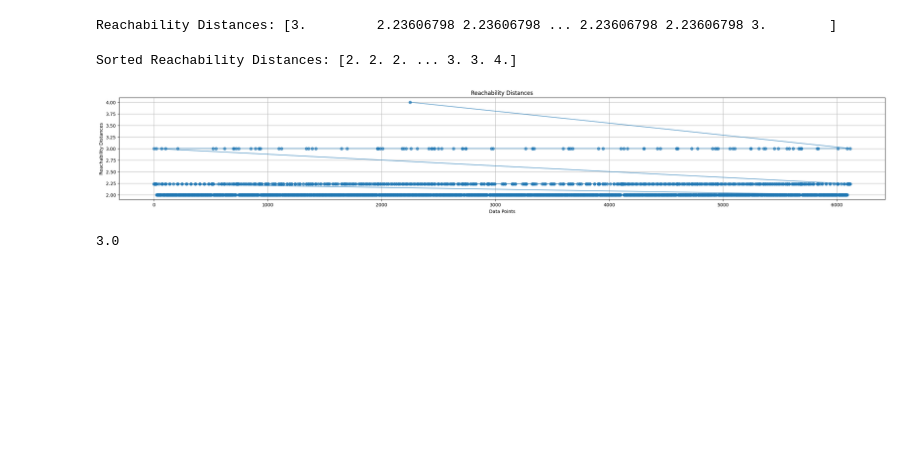
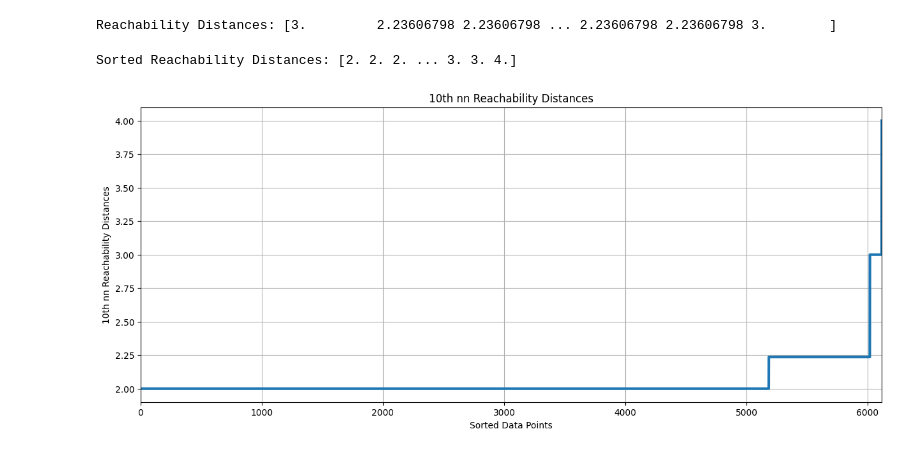
Before and after one commit to Grandi-Luca/AAUTExercises, a Jupyter notebook: Jupyter Notebooks/clustering_copy_for_students_aa_21_22.ipynb, the cells around one changed output. Saved outputs shown, nothing was run; the diff lists cells and outputs as text; code cells hidden in the pictures; blank space fills up the shorter version.

```diff
--- a/Jupyter Notebooks/clustering_copy_for_students_aa_21_22.ipynb
+++ b/Jupyter Notebooks/clustering_copy_for_students_aa_21_22.ipynb
@@ -361,7 +340,7 @@ np.random.seed(5)
 # Define a range of values for k (number of clusters)
 k_values = range(2, 11)  # You can adjust this range as needed
 
-# Initialize lists to store the WCSS or Silhouette scores for each dataset
+
 eval_scores = []
 
 for dataset, dataset_name in [(data1, "3-clusters"), (data2, "dataset-DBSCAN"), (data3, "CURE-complete")]:
@@ -371,18 +350,14 @@ for dataset, dataset_name in [(data1, "3-clusters"), (data2, "dataset-DBSCAN"),
         kmeans = KMeans(init="random", n_init=10, n_clusters=k)
         kmeans.fit(dataset)
 
-        # WCSS (Inertia) Metric:
-        wcss = kmeans.inertia_
-        scores.append(wcss)
-
         # Silhouette Score Metric:
-        # silhouette_avg = silhouette_score(dataset, kmeans.labels_)
-        # scores.append(silhouette_avg)
+        silhouette_avg = silhouette_score(dataset, kmeans.labels_)
+        scores.append(silhouette_avg)
 
     # Store the scores for this dataset
     eval_scores.append(scores)
 
-# Plot the evaluation metric (WCSS or Silhouette Score) for each dataset
+# Plot the evaluation metric Silhouette Score for each dataset
 plt.figure(figsize=(12, 6))
 
 for i, dataset_name in enumerate(["3-clusters", "dataset-DBSCAN", "CURE-complete"]):
@@ -390,8 +365,7 @@ for i, dataset_name in enumerate(["3-clusters", "dataset-DBSCAN", "CURE-complete
     plt.plot(k_values, eval_scores[i], marker='o')
     plt.title(f"{dataset_name}")
     plt.xlabel("Number of Clusters (k)")
-    plt.ylabel("WCSS (Inertia)")  # WCSS
-    # plt.ylabel("Silhouette Score")  # Silhouette Score
+    plt.ylabel("Silhouette Score")
     plt.grid(True)
 
 plt.tight_layout()
@@ -448,43 +420,43 @@ nn = NearestNeighbors(n_neighbors=10, metric='euclidean')
 nn.fit(data2)
 
 # Compute the reachability distance for each data point
-reachability_distances = [0]*(len(data2))
+reachability_distances = np.zeros(data2.shape[0])
 
 for i, point in enumerate(data2):
     distances, indices = nn.kneighbors([point])
     # Get the distance from the last nearest neighbor (10th)
-    reachability_distances[i] = (i, distances[0][-1])
+    reachability_distances[i] = distances[0][-1]
 
 
-reachability_distances = np.array(reachability_distances)
 # Print the reachability distances for each data point
-print("Reachability Distances:", reachability_distances[:, 1])
+print("Reachability Distances:", reachability_distances)
 # %% [output]
 Reachability Distances: [3.         2.23606798 2.23606798 ... 2.23606798 2.23606798 3.        ]
 # %%
 # Sort the reachability distances in increasing order
-sorted_distances = np.array(sorted(reachability_distances, key = lambda x:x[1]))
+sorted_distances = np.sort(reachability_distances)
 
 # Print the sorted distances
-print("Sorted Reachability Distances:", sorted_distances[:, 1])
+print("Sorted Reachability Distances:", sorted_distances)
 # %% [output]
 Sorted Reachability Distances: [2. 2. 2. ... 3. 3. 4.]
 # %%
 # Create a plot
-plt.figure(figsize=(30, 4))
+plt.figure(figsize=(15, 6))
 
-indices = sorted_distances[:,0]
-distances = sorted_distances[:,1]
-plt.plot(indices, distances, alpha=0.7, marker="o")
+indices = np.arange(sorted_distances.shape[0])
+distances = sorted_distances
+plt.plot(indices, distances, linewidth=3)
+plt.xlim(0, sorted_distances.shape[0])
 
 
 # Add labels and title
-plt.xlabel("Data Points")
-plt.ylabel("Reachability Distances")
-plt.title("Reachability Distances")
+plt.xlabel("Sorted Data Points")
+plt.ylabel("10th nn Reachability Distances")
+plt.title("10th nn Reachability Distances")
 
 # Show the plot
 plt.grid()
 plt.show()
 # %% [output]
-[figure, old version]
+[figure, new version]
@@ -503,4 +462,0 @@ eps_estimated = sorted_distances[elbow_index][1]
-# %%
-eps_estimated
-# %% [output]
-3.0
```
Also changed, not shown: parts of 11 cells of this notebook.
